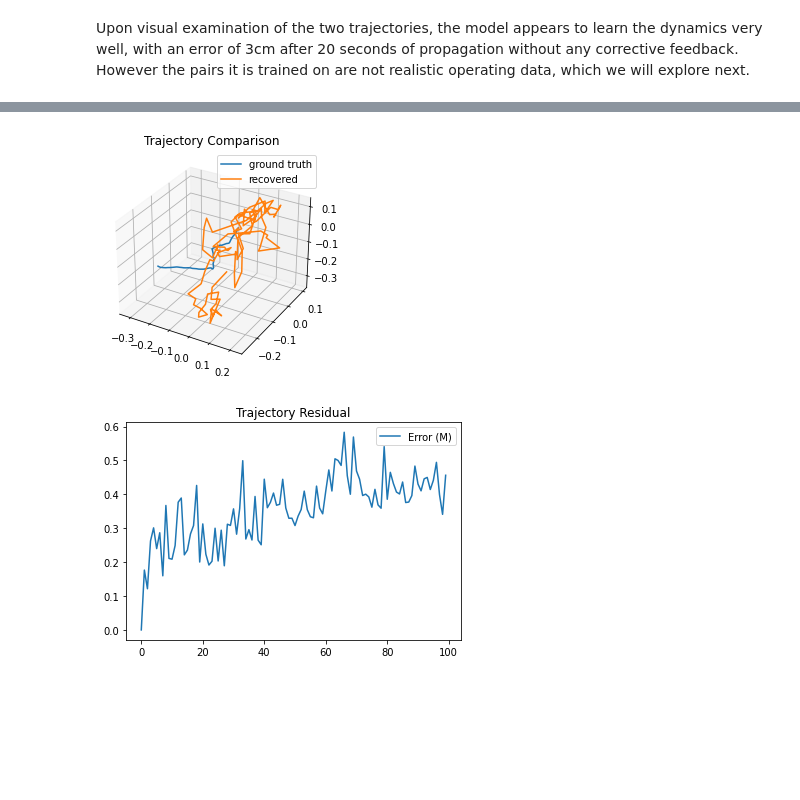
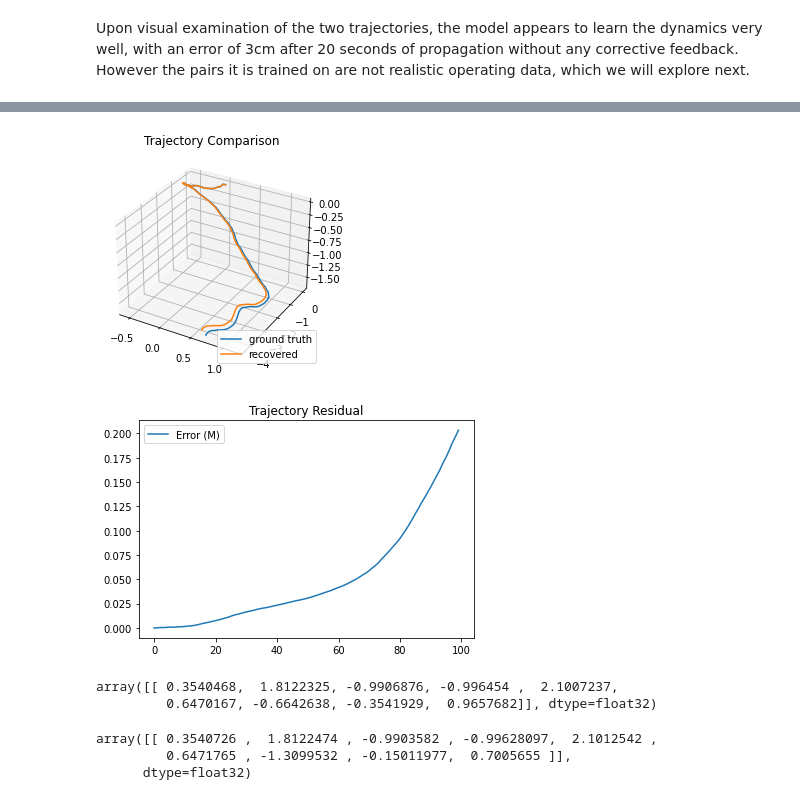
Before and after one commit to mrpossoms/bomberhat, a Jupyter notebook: firmware/notebooks/learned-stm.ipynb, the cells around one changed output, grey strips where cells are left out. Cells and saved outputs as stored; diff of their text form; code cells hidden in the pictures; blank space fills up the shorter version.

```diff
--- a/firmware/notebooks/learned-stm.ipynb
+++ b/firmware/notebooks/learned-stm.ipynb
@@ -38,23 +39,28 @@ stm_gt = np.array([
 First we will generate some samples randomly. Where even samples are an initial random state, and odd samples are the propogation of that sample via the stm we are hoping to learn.
 # %%
 
-X = np.zeros((10000, 9), dtype=np.dtype("float32"))
+X = np.zeros((1000, 9), dtype=np.dtype("float32"))
 # U = np.zeros((10000, 3), dtype=np.dtype("float32"))
 
 sub_steps = 2
 for i in range(0, X.shape[0] - sub_steps, sub_steps):
-    X[i] = np.random.normal(scale=10, size=9)
+    X[i] = np.random.normal(scale=100, size=9)
 #     U[i] = np.random.normal(scale=0.1, size=3)
 
     X[i+1] = stm_gt @ X[i]
     X[i+1,0:3] += np.random.normal(scale=0.1, size=3)
     X[i+1,3:6] += np.random.normal(scale=0.01, size=3)
+    X[i+1,6:] = np.random.normal(scale=0.1, size=3)
 #     X[i+1] = stm_gt @ X[i+1]
 
 # XU = np.concatenate([X, U], axis=1)
 XU = X
 # %%
 ax = plt.figure().add_subplot(projection='3d')
-ax.plot(X[:,0], X[:,1], X[:,2])
+# ax.plot(X[:,0], X[:,1], X[:,2])
+for i in range(0, X.shape[0], 2):
+    ax.plot(X[i:(i+1),0], X[i:(i+1),1], X[i:(i+1),2])
+
+
 plt.show()
 # %% [output]
@@ -214,0 +281,10 @@ print(X_op[0])
+# %%
+aug_n = 100
+X_op_aug = augment(X_op, n=aug_n)
+ax = plt.figure(figsize=(8,8)).add_subplot(projection='3d')
+for i in range(1):
+    ax.plot(X_op_aug[i:(i+1),0], X_op_aug[i:(i+1),1], X_op_aug[i*l:(i+1)*l,2])
+# ax.plot(X_ts[0:1000,0], X_ts[0:1000,1], X_ts[0:1000,2])
+# ax.plot(X_ts[1000:2000,0], X_ts[1000:2000,1], X_ts[1000:2000,2])
+plt.show()
+print(X_op_aug[0])
@@ -215,3 +296,23 @@ print(X_op[0])
 # %%
-train_loop(model, loss_fn, optimizer, X_t=X_ts, batch_size=2000, epochs=60000)
+def op_data_sampler(X_t, batch_size):
+    sample_indices = list(range(X_t.shape[0] - 2))
+    batch_inds = np.random.choice(sample_indices, size=batch_size)
+    boundary_mask = batch_inds % batch_size == 0
+    batch_inds[boundary_mask] += 1
+    return torch.from_numpy(X_t[batch_inds]), torch.from_numpy(X_t[batch_inds+1])
+
+def op_default(X_t, batch_size):
+    sample_indices = list(range(0, X_t.shape[0]))
+    batch_inds = np.random.choice(sample_indices, size=batch_size)
+#     boundary_mask = batch_inds % batch_size == 0
+#     batch_inds[boundary_mask] += 1
+    return torch.from_numpy(X_t[batch_inds]), torch.from_numpy(X_t[batch_inds+1])
+
+def op_overfit(X_t, batch_size):
+    return torch.from_numpy(X_t[0:1]), torch.from_numpy(X_t[1:2])
+
+op_model = NeuralNetwork().to(device)
+optimizer = torch.optim.SGD(op_model.parameters(), lr=1e-6, momentum=0.9)
+loss_fn = nn.L1Loss()
+train_loop(op_model, loss_fn, optimizer, X_t=X_op_aug, batch_size=1000, epochs=20000)
 # %% [output]
@@ -236,5 +340,16 @@ loss: 0.061491  [59000/60000]
 # %%
-plot_eval(steps=100)
+plot_eval(op_model, steps=100)
 # %% [output]
-[figure, old version]
+[figure, new version]
-[figure, old version]
+[figure, new version]
+# %%
+op_model.forward(torch.from_numpy(X_op[0:1]).cuda()).detach().cpu().numpy()
+# %% [output]
+array([[ 0.3540468,  1.8122325, -0.9906876, -0.996454 ,  2.1007237,
+         0.6470167, -0.6642638, -0.3541929,  0.9657682]], dtype=float32)
+# %%
+X_op[1:2]
+# %% [output]
+array([[ 0.3540726 ,  1.8122474 , -0.9903582 , -0.99628097,  2.1012542 ,
+         0.6471765 , -1.3099532 , -0.15011977,  0.7005655 ]],
+      dtype=float32)
```
Also changed, not shown: parts of 9 cells of this notebook.
